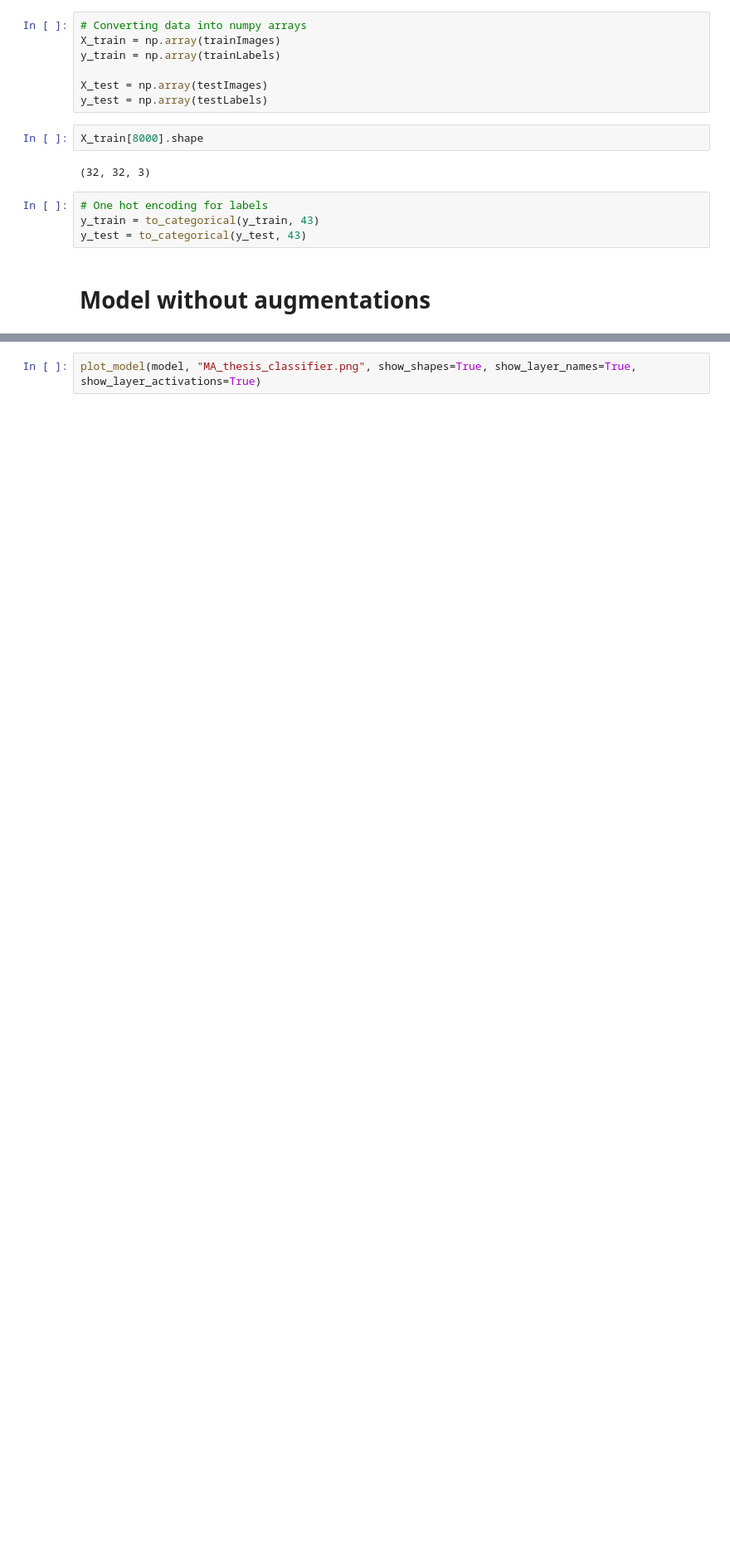
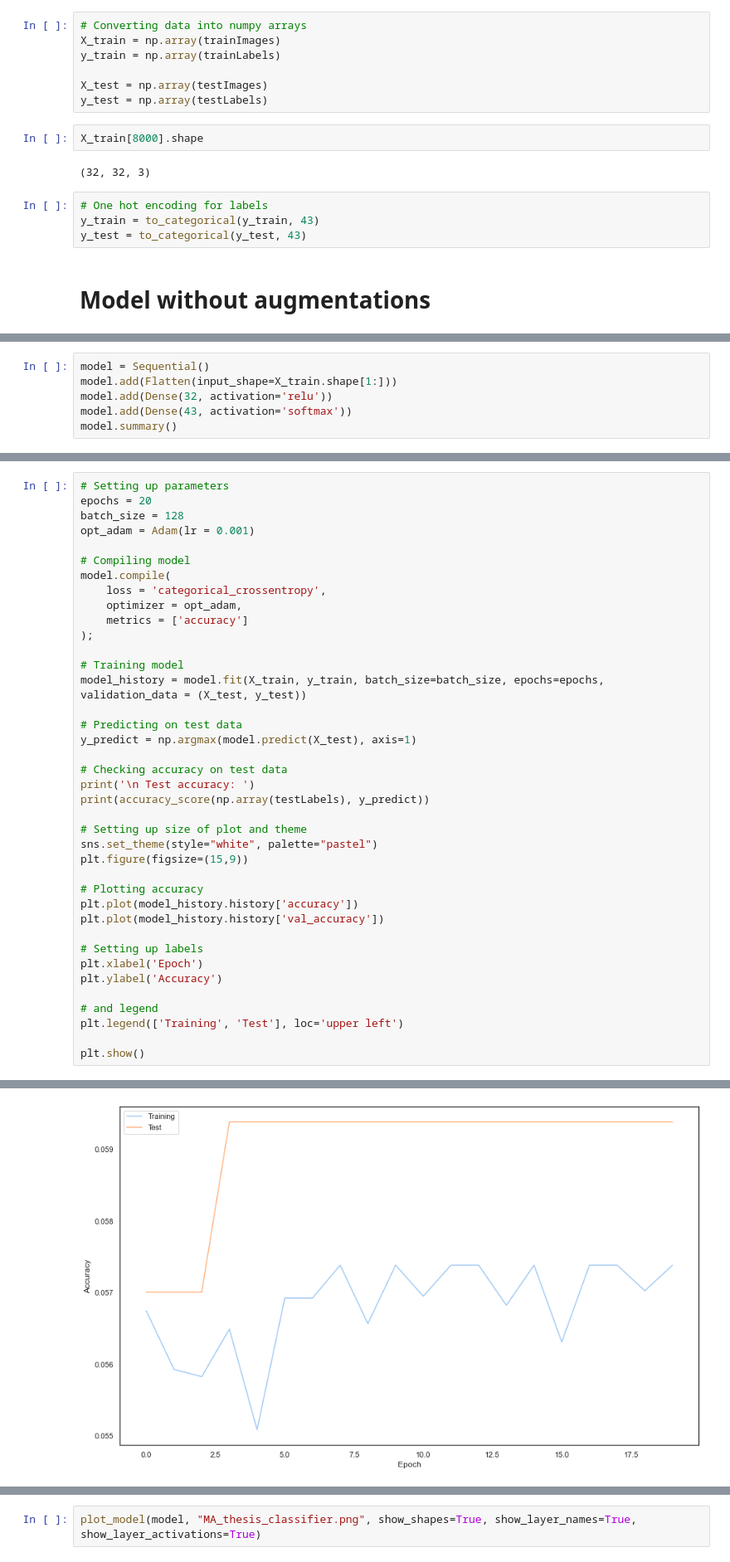
Before and after one commit to imarekkus/Master-s_Thesis, a Jupyter notebook: kody/EDA + Model.ipynb, the cells around one changed output, grey strips where cells are left out. Shown at 83% size. Drawn from its saved outputs; the diff is of its cells as text; blank space fills up the shorter version.

Commit message:
Added model build up and comparison

```diff
--- a/kody/EDA + Model.ipynb
+++ b/kody/EDA + Model.ipynb
@@ -614,0 +402,6 @@ _________________________________________________________________
+# %%
+model = Sequential()
+model.add(Flatten(input_shape=X_train.shape[1:]))
+model.add(Dense(32, activation='relu'))
+model.add(Dense(43, activation='softmax'))
+model.summary()
@@ -614,0 +424,40 @@ _________________________________________________________________
+# %%
+# Setting up parameters
+epochs = 20
+batch_size = 128
+opt_adam = Adam(lr = 0.001)
+
+# Compiling model
+model.compile(
+    loss = 'categorical_crossentropy',
+    optimizer = opt_adam,
+    metrics = ['accuracy']
+);
+
+# Training model
+model_history = model.fit(X_train, y_train, batch_size=batch_size, epochs=epochs, validation_data = (X_test, y_test))
+
+# Predicting on test data
+y_predict = np.argmax(model.predict(X_test), axis=1)
+
+# Checking accuracy on test data
+print('\n Test accuracy: ')
+print(accuracy_score(np.array(testLabels), y_predict))
+
+# Setting up size of plot and theme
+sns.set_theme(style="white", palette="pastel")
+plt.figure(figsize=(15,9))
+
+# Plotting accuracy
+plt.plot(model_history.history['accuracy'])
+plt.plot(model_history.history['val_accuracy'])
+
+# Setting up labels
+plt.xlabel('Epoch')
+plt.ylabel('Accuracy')
+
+# and legend
+plt.legend(['Training', 'Test'], loc='upper left')
+
+plt.show()
+# %% [output]
@@ -614,0 +482 @@ _________________________________________________________________
+[figure, added]
```
Also changed, not shown: parts of 67 cells of this notebook, 6 other files.
